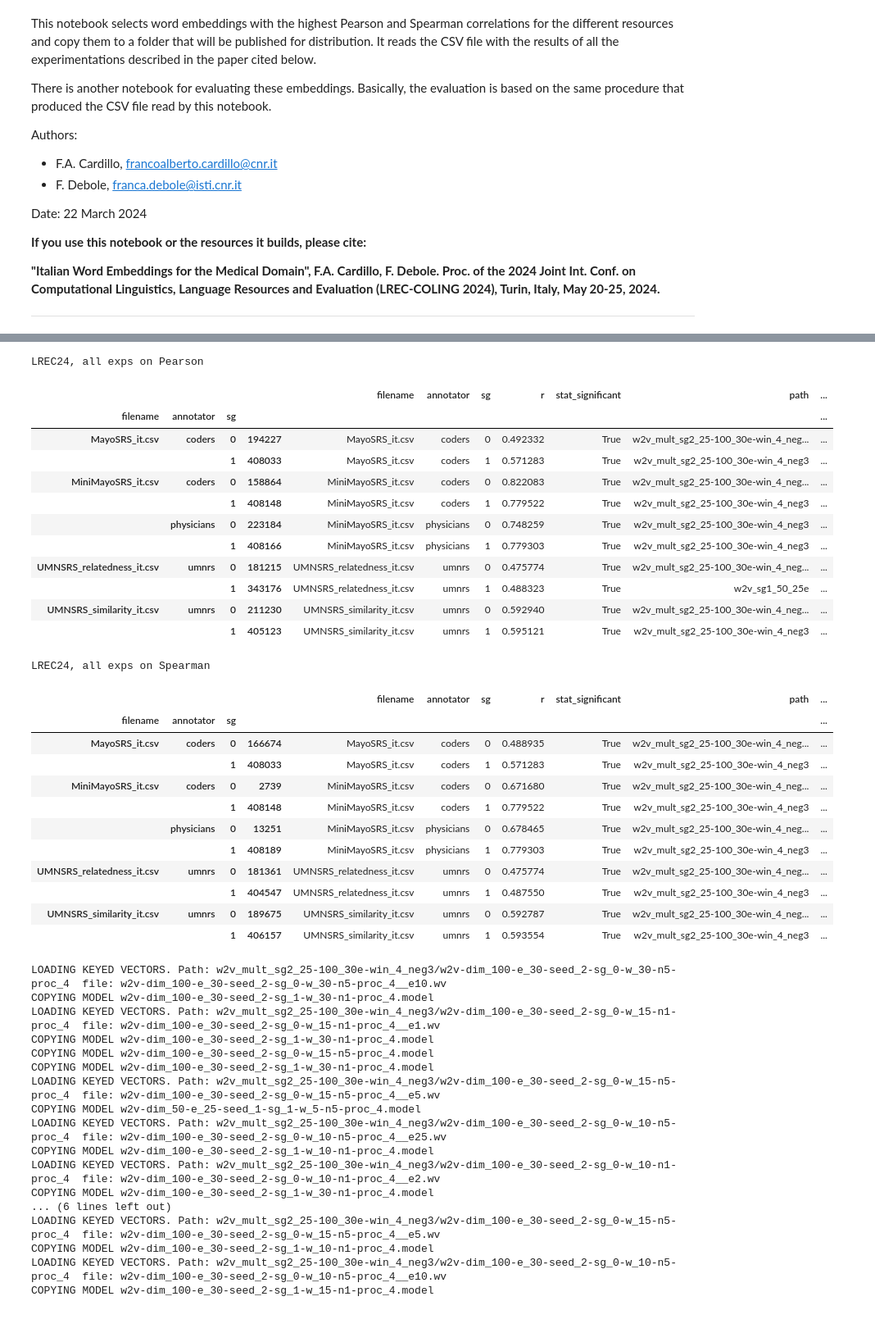
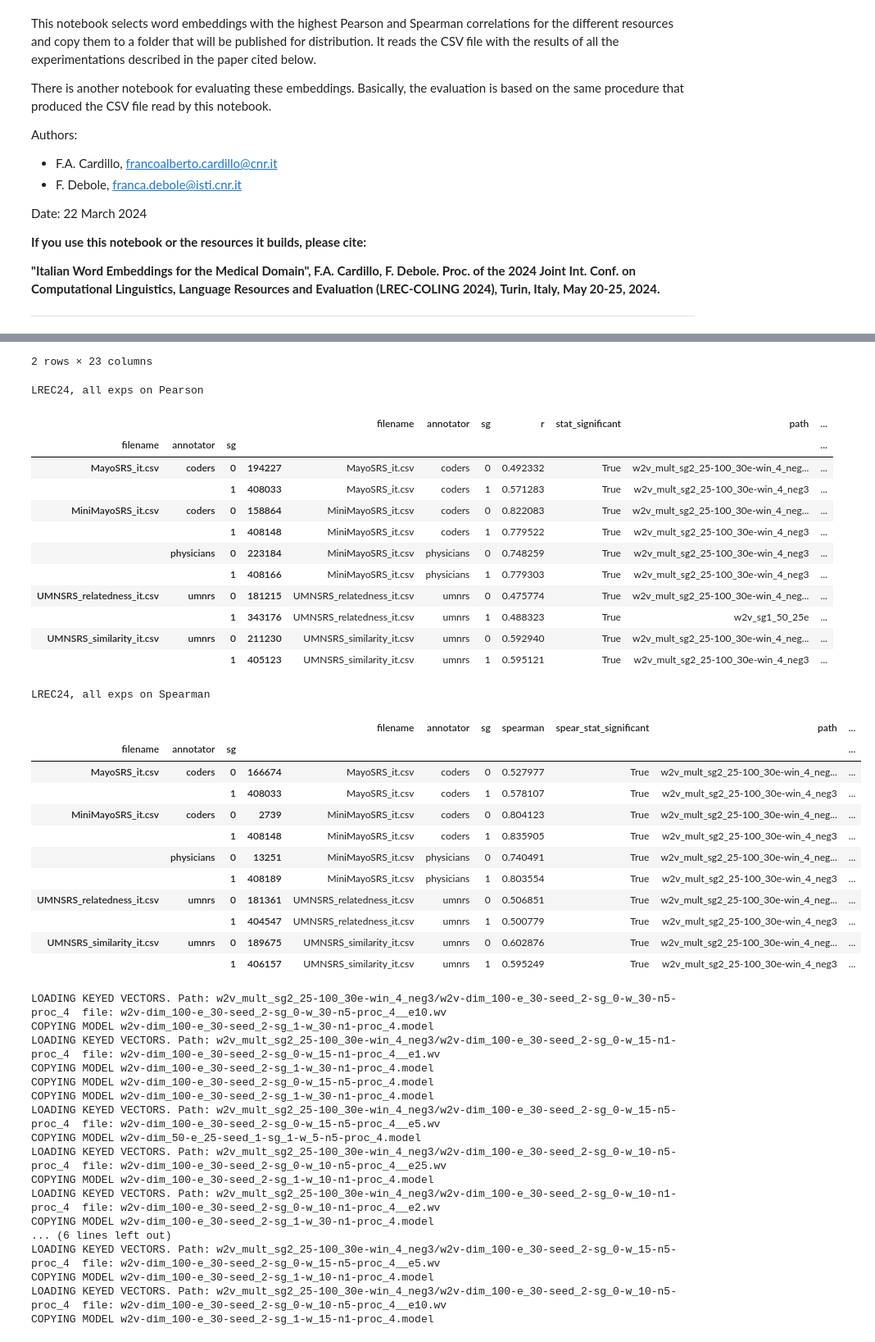
Before and after one commit to med-nlp/italian-medical-word-embeddings, a Jupyter notebook: 03_select_best_word_embds.ipynb, the cells around one changed output, grey strips where cells are left out. Shown: that part at 82% size. Drawn from its saved outputs; the diff is of its cells as text; code cells hidden in the pictures.

Commit message:
LREC24 submission

```diff
--- a/03_select_best_word_embds.ipynb
+++ b/03_select_best_word_embds.ipynb
@@ -45,6 +45,7 @@ def split_filename(filename):
 
 
 results = pd.read_csv(join("out", "results", "results_lrec24.csv"))
+display(results.head(2))
 results = results.drop(columns=["cui1","cui2","term1", "term2", "term1_it", "term2_it","v1", "v2", "score", "computed_score"])
 res = results.model_name.apply(lambda x: split_filename(x))
 results["model_type"], results["vector_size"], results["epoch"], results["sg"], results["window"], results["negative"], results["n_cores"] = zip(*res)
@@ -55,5 +56,5 @@ display(best_pearson[["filename", "annotator", "sg", "r", "stat_significant", "p
 
 best_spearman = results.groupby(["filename", "annotator", "sg"]).apply(lambda g: g.sort_values(by=["spearman"], ascending=False).head(1))
 print("LREC24, all exps on Spearman")
-display(best_spearman[["filename", "annotator", "sg", "r", "stat_significant", "path", "model_name"]])
+display(best_spearman[["filename", "annotator", "sg", "spearman", "spear_stat_significant", "path", "model_name"]])
 # %% [output]
@@ -60,29 +64,30 @@ display(best_spearman[["filename", "annotator", "sg", "r", "stat_significant", "
-LREC24, all exps on Pearson
+2 rows × 23 columns
-|  |  |  |  | filename | annotator | sg | r | stat_significant | path | ... |
-| filename | annotator | sg |  |  |  |  |  |  |  | ... |
-| MayoSRS_it.csv | coders | 0 | 194227 | MayoSRS_it.csv | coders | 0 | 0.492332 | True | w2v_mult_sg2_25-100_30e-win_4_neg... | ... |
-|  |  | 1 | 408033 | MayoSRS_it.csv | coders | 1 | 0.571283 | True | w2v_mult_sg2_25-100_30e-win_4_neg3 | ... |
-| MiniMayoSRS_it.csv | coders | 0 | 158864 | MiniMayoSRS_it.csv | coders | 0 | 0.822083 | True | w2v_mult_sg2_25-100_30e-win_4_neg... | ... |
-|  |  | 1 | 408148 | MiniMayoSRS_it.csv | coders | 1 | 0.779522 | True | w2v_mult_sg2_25-100_30e-win_4_neg3 | ... |
-|  | physicians | 0 | 223184 | MiniMayoSRS_it.csv | physicians | 0 | 0.748259 | True | w2v_mult_sg2_25-100_30e-win_4_neg3 | ... |
-|  |  | 1 | 408166 | MiniMayoSRS_it.csv | physicians | 1 | 0.779303 | True | w2v_mult_sg2_25-100_30e-win_4_neg3 | ... |
-| UMNSRS_relatedness_it.csv | umnrs | 0 | 181215 | UMNSRS_relatedness_it.csv | umnrs | 0 | 0.475774 | True | w2v_mult_sg2_25-100_30e-win_4_neg... | ... |
-|  |  | 1 | 343176 | UMNSRS_relatedness_it.csv | umnrs | 1 | 0.488323 | True | w2v_sg1_50_25e | ... |
-| UMNSRS_similarity_it.csv | umnrs | 0 | 211230 | UMNSRS_similarity_it.csv | umnrs | 0 | 0.592940 | True | w2v_mult_sg2_25-100_30e-win_4_neg... | ... |
-|  |  | 1 | 405123 | UMNSRS_similarity_it.csv | umnrs | 1 | 0.595121 | True | w2v_mult_sg2_25-100_30e-win_4_neg3 | ... |
-LREC24, all exps on Spearman
+LREC24, all exps on Pearson
 |  |  |  |  | filename | annotator | sg | r | stat_significant | path | ... |
 | filename | annotator | sg |  |  |  |  |  |  |  | ... |
-| MayoSRS_it.csv | coders | 0 | 166674 | MayoSRS_it.csv | coders | 0 | 0.488935 | True | w2v_mult_sg2_25-100_30e-win_4_neg... | ... |
+| MayoSRS_it.csv | coders | 0 | 194227 | MayoSRS_it.csv | coders | 0 | 0.492332 | True | w2v_mult_sg2_25-100_30e-win_4_neg... | ... |
 |  |  | 1 | 408033 | MayoSRS_it.csv | coders | 1 | 0.571283 | True | w2v_mult_sg2_25-100_30e-win_4_neg3 | ... |
-| MiniMayoSRS_it.csv | coders | 0 | 2739 | MiniMayoSRS_it.csv | coders | 0 | 0.671680 | True | w2v_mult_sg2_25-100_30e-win_4_neg... | ... |
+| MiniMayoSRS_it.csv | coders | 0 | 158864 | MiniMayoSRS_it.csv | coders | 0 | 0.822083 | True | w2v_mult_sg2_25-100_30e-win_4_neg... | ... |
 |  |  | 1 | 408148 | MiniMayoSRS_it.csv | coders | 1 | 0.779522 | True | w2v_mult_sg2_25-100_30e-win_4_neg3 | ... |
-|  | physicians | 0 | 13251 | MiniMayoSRS_it.csv | physicians | 0 | 0.678465 | True | w2v_mult_sg2_25-100_30e-win_4_neg... | ... |
-|  |  | 1 | 408189 | MiniMayoSRS_it.csv | physicians | 1 | 0.779303 | True | w2v_mult_sg2_25-100_30e-win_4_neg3 | ... |
-| UMNSRS_relatedness_it.csv | umnrs | 0 | 181361 | UMNSRS_relatedness_it.csv | umnrs | 0 | 0.475774 | True | w2v_mult_sg2_25-100_30e-win_4_neg... | ... |
-|  |  | 1 | 404547 | UMNSRS_relatedness_it.csv | umnrs | 1 | 0.487550 | True | w2v_mult_sg2_25-100_30e-win_4_neg3 | ... |
-| UMNSRS_similarity_it.csv | umnrs | 0 | 189675 | UMNSRS_similarity_it.csv | umnrs | 0 | 0.592787 | True | w2v_mult_sg2_25-100_30e-win_4_neg... | ... |
-|  |  | 1 | 406157 | UMNSRS_similarity_it.csv | umnrs | 1 | 0.593554 | True | w2v_mult_sg2_25-100_30e-win_4_neg3 | ... |
+|  | physicians | 0 | 223184 | MiniMayoSRS_it.csv | physicians | 0 | 0.748259 | True | w2v_mult_sg2_25-100_30e-win_4_neg3 | ... |
+|  |  | 1 | 408166 | MiniMayoSRS_it.csv | physicians | 1 | 0.779303 | True | w2v_mult_sg2_25-100_30e-win_4_neg3 | ... |
+| UMNSRS_relatedness_it.csv | umnrs | 0 | 181215 | UMNSRS_relatedness_it.csv | umnrs | 0 | 0.475774 | True | w2v_mult_sg2_25-100_30e-win_4_neg... | ... |
+|  |  | 1 | 343176 | UMNSRS_relatedness_it.csv | umnrs | 1 | 0.488323 | True | w2v_sg1_50_25e | ... |
+| UMNSRS_similarity_it.csv | umnrs | 0 | 211230 | UMNSRS_similarity_it.csv | umnrs | 0 | 0.592940 | True | w2v_mult_sg2_25-100_30e-win_4_neg... | ... |
+|  |  | 1 | 405123 | UMNSRS_similarity_it.csv | umnrs | 1 | 0.595121 | True | w2v_mult_sg2_25-100_30e-win_4_neg3 | ... |
+LREC24, all exps on Spearman
+|  |  |  |  | filename | annotator | sg | spearman | spear_stat_significant | path | ... |
+| filename | annotator | sg |  |  |  |  |  |  |  | ... |
+| MayoSRS_it.csv | coders | 0 | 166674 | MayoSRS_it.csv | coders | 0 | 0.527977 | True | w2v_mult_sg2_25-100_30e-win_4_neg... | ... |
+|  |  | 1 | 408033 | MayoSRS_it.csv | coders | 1 | 0.578107 | True | w2v_mult_sg2_25-100_30e-win_4_neg3 | ... |
+| MiniMayoSRS_it.csv | coders | 0 | 2739 | MiniMayoSRS_it.csv | coders | 0 | 0.804123 | True | w2v_mult_sg2_25-100_30e-win_4_neg... | ... |
+|  |  | 1 | 408148 | MiniMayoSRS_it.csv | coders | 1 | 0.835905 | True | w2v_mult_sg2_25-100_30e-win_4_neg3 | ... |
+|  | physicians | 0 | 13251 | MiniMayoSRS_it.csv | physicians | 0 | 0.740491 | True | w2v_mult_sg2_25-100_30e-win_4_neg... | ... |
+|  |  | 1 | 408189 | MiniMayoSRS_it.csv | physicians | 1 | 0.803554 | True | w2v_mult_sg2_25-100_30e-win_4_neg3 | ... |
+| UMNSRS_relatedness_it.csv | umnrs | 0 | 181361 | UMNSRS_relatedness_it.csv | umnrs | 0 | 0.506851 | True | w2v_mult_sg2_25-100_30e-win_4_neg... | ... |
+|  |  | 1 | 404547 | UMNSRS_relatedness_it.csv | umnrs | 1 | 0.500779 | True | w2v_mult_sg2_25-100_30e-win_4_neg3 | ... |
+| UMNSRS_similarity_it.csv | umnrs | 0 | 189675 | UMNSRS_similarity_it.csv | umnrs | 0 | 0.602876 | True | w2v_mult_sg2_25-100_30e-win_4_neg... | ... |
+|  |  | 1 | 406157 | UMNSRS_similarity_it.csv | umnrs | 1 | 0.595249 | True | w2v_mult_sg2_25-100_30e-win_4_neg3 | ... |
 # %%
 from gensim.models import Word2Vec, FastText, KeyedVectors
 import os
```
Also changed, not shown: parts of 2 cells of this notebook, 1 other file.
